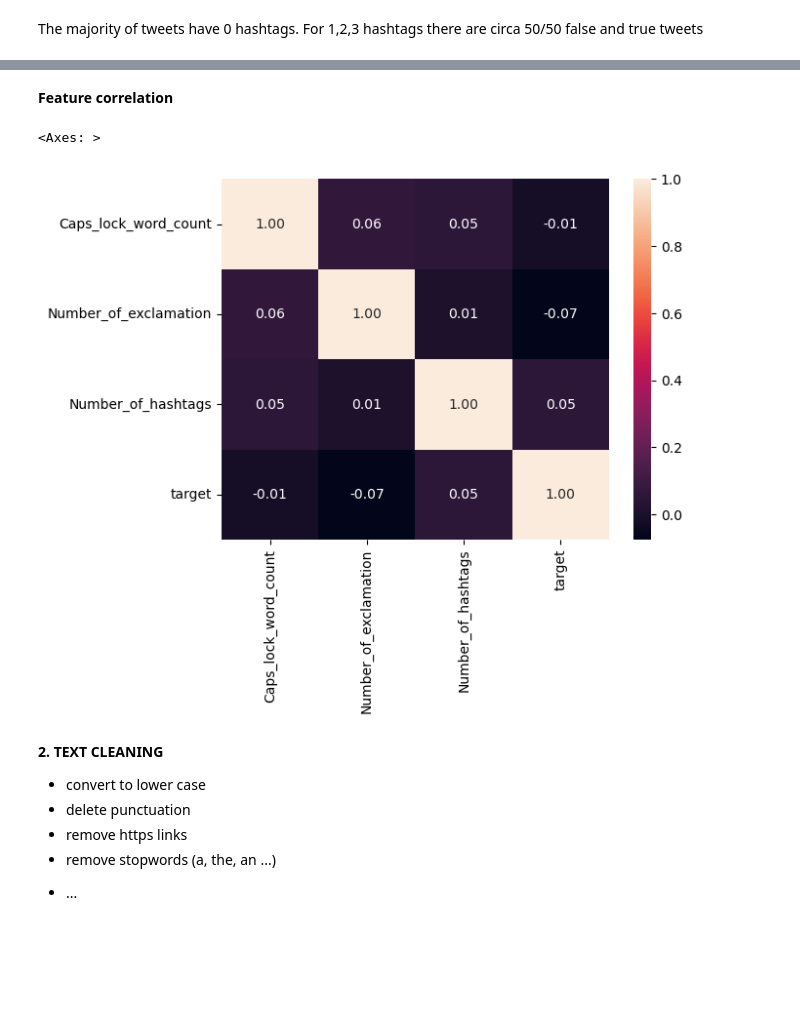
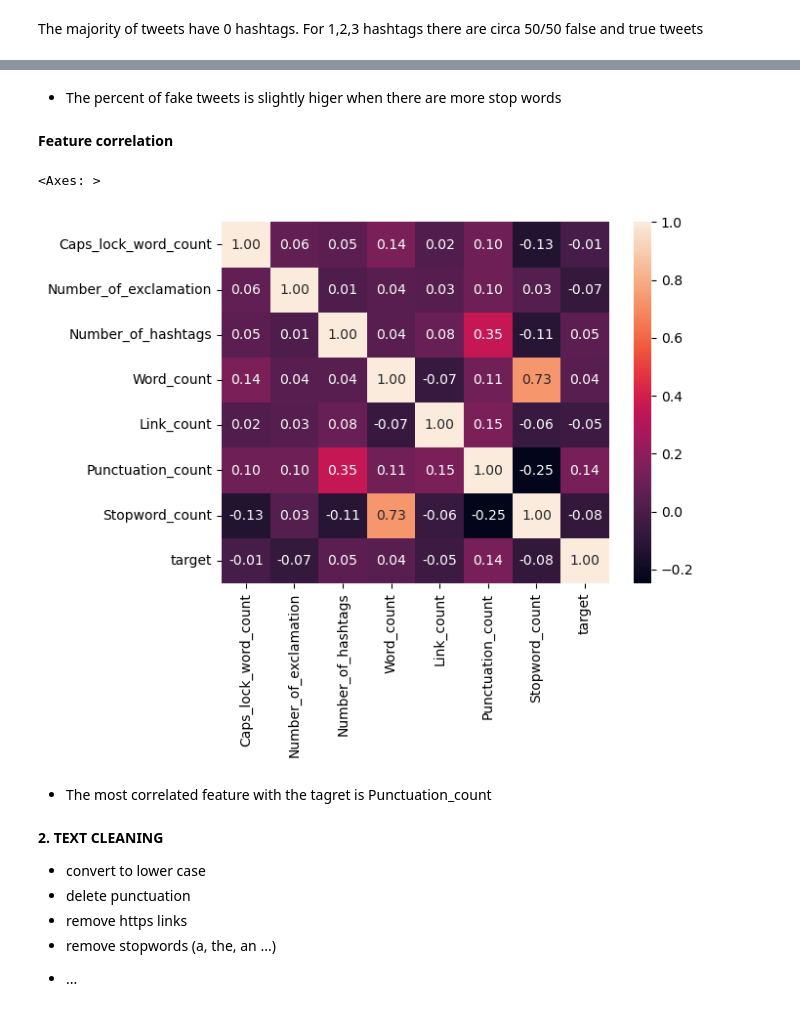
Before and after one commit to katarzynarogalska/DisasterTweets_KaggleCompetition, a Jupyter notebook: notebooks/TweetsEDA.ipynb, the cells around one changed output, grey strips where cells are left out. Saved outputs shown, nothing was run; the diff lists cells and outputs as text; code cells hidden in the pictures; blank space fills up the shorter version.

```diff
--- a/notebooks/TweetsEDA.ipynb
+++ b/notebooks/TweetsEDA.ipynb
@@ -210,0 +255,7 @@ To add: word count, char count, punctuation count, stopword count, links count,
+# %%
+def count_links(text):
+    url_pattern = r'https\S+'
+    links=re.findall(url_pattern,text)
+    return len(links)
+# %%
+df['Link_count']=df['text'].apply(count_links)
@@ -210,0 +281,7 @@ To add: word count, char count, punctuation count, stopword count, links count,
+# %%
+def count_stopwords(text):
+    stop_words = set(stopwords.words('english'))
+    sw = [word for word in text.split() if word in stop_words]
+    return len(sw)
+# %%
+df['Stopword_count']=df['text'].apply(count_stopwords)
@@ -211,10 +314,14 @@ To add: word count, char count, punctuation count, stopword count, links count,
+# %% [markdown]
+* The percent of fake tweets is slightly higer when there are more stop words
 # %% [markdown]
 **Feature correlation**
 # %%
-sns.heatmap(df[['Caps_lock_word_count','Number_of_exclamation','Number_of_hashtags','target']].corr(), annot=True, fmt='.2f')
+sns.heatmap(df[['Caps_lock_word_count','Number_of_exclamation','Number_of_hashtags','Word_count','Link_count','Punctuation_count','Stopword_count','target']].corr(), annot=True, fmt='.2f')
 # %% [output]
 <Axes: >
-[figure, old version]
+[figure, new version]
+# %% [markdown]
+* The most correlated feature with the tagret is Punctuation_count
 # %% [markdown]
 **2. TEXT CLEANING**
 * convert to lower case
```
Also changed, not shown: parts of 20 cells of this notebook.
